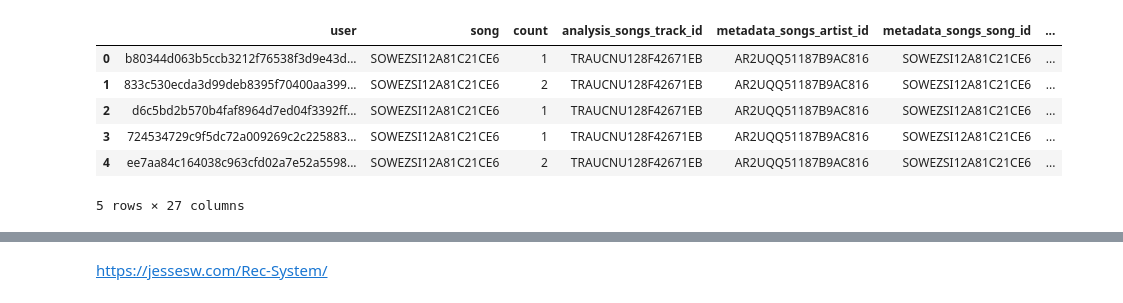
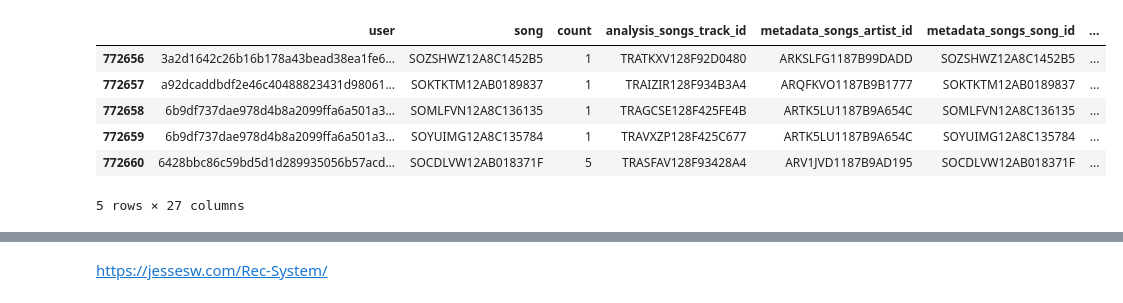
Before and after one commit to skhatri-28/Song-Recommendation-System-Project, a Jupyter notebook: notebooks/Matrix Factorization Model.ipynb, the cells around one changed output, grey strips where cells are left out. Drawn from its saved outputs; the diff is of its cells as text; code cells hidden in the pictures.

```diff
--- a/notebooks/Matrix Factorization Model.ipynb
+++ b/notebooks/Matrix Factorization Model.ipynb
@@ -8,12 +8,12 @@ standardized_df = pd.read_pickle(reldir + 'combined.csv', compression='zip')
 # %%
 master_df = pd.read_pickle(reldir + 'songdata.csv', compression='zip')
 # %%
-standardized_df.head()
+standardized_df.tail()
 # %% [output]
 |  | user | song | count | analysis_songs_track_id | metadata_songs_artist_id | metadata_songs_song_id | ... |
-| 0 | b80344d063b5ccb3212f76538f3d9e43d... | SOWEZSI12A81C21CE6 | 1 | TRAUCNU128F42671EB | AR2UQQ51187B9AC816 | SOWEZSI12A81C21CE6 | ... |
-| 1 | 833c530ecda3d99deb8395f70400aa399... | SOWEZSI12A81C21CE6 | 2 | TRAUCNU128F42671EB | AR2UQQ51187B9AC816 | SOWEZSI12A81C21CE6 | ... |
-| 2 | d6c5bd2b570b4faf8964d7ed04f3392ff... | SOWEZSI12A81C21CE6 | 1 | TRAUCNU128F42671EB | AR2UQQ51187B9AC816 | SOWEZSI12A81C21CE6 | ... |
-| 3 | 724534729c9f5dc72a009269c2c225883... | SOWEZSI12A81C21CE6 | 1 | TRAUCNU128F42671EB | AR2UQQ51187B9AC816 | SOWEZSI12A81C21CE6 | ... |
-| 4 | ee7aa84c164038c963cfd02a7e52a5598... | SOWEZSI12A81C21CE6 | 2 | TRAUCNU128F42671EB | AR2UQQ51187B9AC816 | SOWEZSI12A81C21CE6 | ... |
+| 772656 | 3a2d1642c26b16b178a43bead38ea1fe6... | SOZSHWZ12A8C1452B5 | 1 | TRATKXV128F92D0480 | ARKSLFG1187B99DADD | SOZSHWZ12A8C1452B5 | ... |
+| 772657 | a92dcaddbdf2e46c40488823431d98061... | SOKTKTM12AB0189837 | 1 | TRAIZIR128F934B3A4 | ARQFKVO1187B9B1777 | SOKTKTM12AB0189837 | ... |
+| 772658 | 6b9df737dae978d4b8a2099ffa6a501a3... | SOMLFVN12A8C136135 | 1 | TRAGCSE128F425FE4B | ARTK5LU1187B9A654C | SOMLFVN12A8C136135 | ... |
+| 772659 | 6b9df737dae978d4b8a2099ffa6a501a3... | SOYUIMG12A8C135784 | 1 | TRAVXZP128F425C677 | ARTK5LU1187B9A654C | SOYUIMG12A8C135784 | ... |
+| 772660 | 6428bbc86c59bd5d1d289935056b57acd... | SOCDLVW12AB018371F | 5 | TRASFAV128F93428A4 | ARV1JVD1187B9AD195 | SOCDLVW12AB018371F | ... |
 5 rows × 27 columns
```
Also changed, not shown: parts of 10 cells of this notebook.
